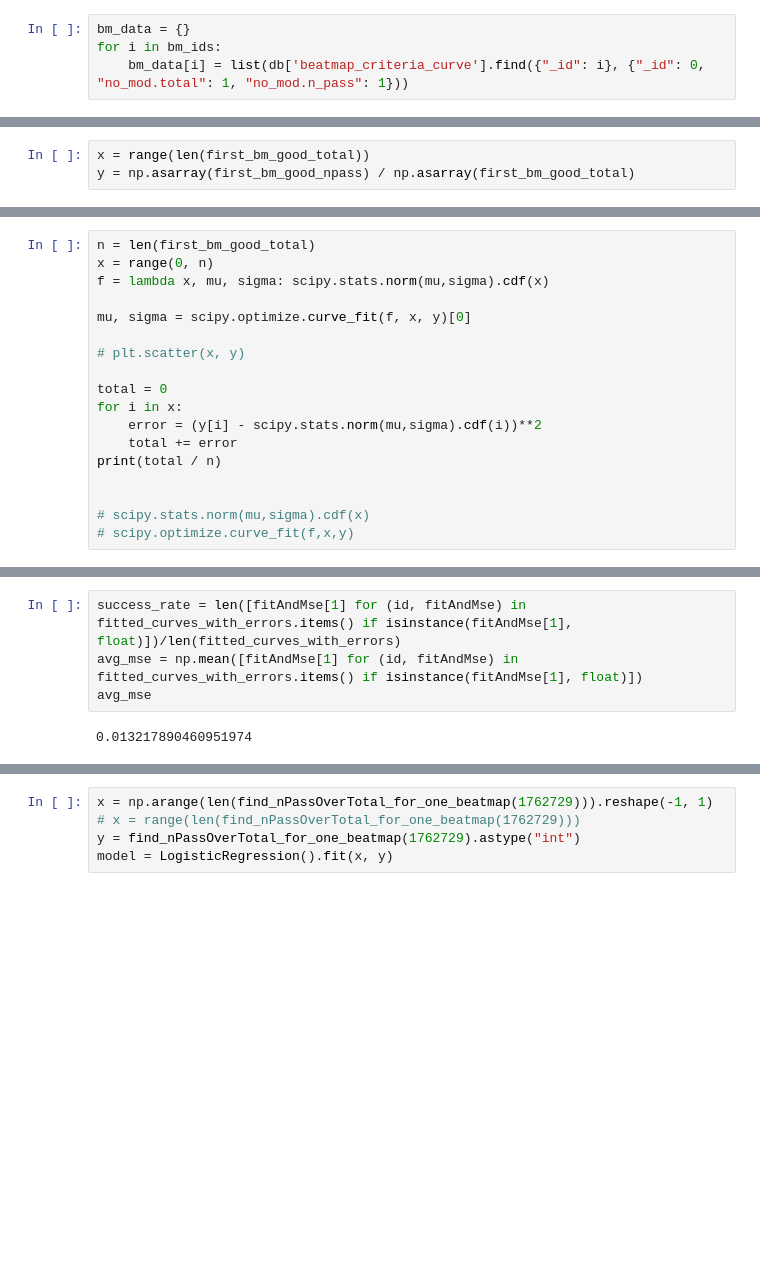
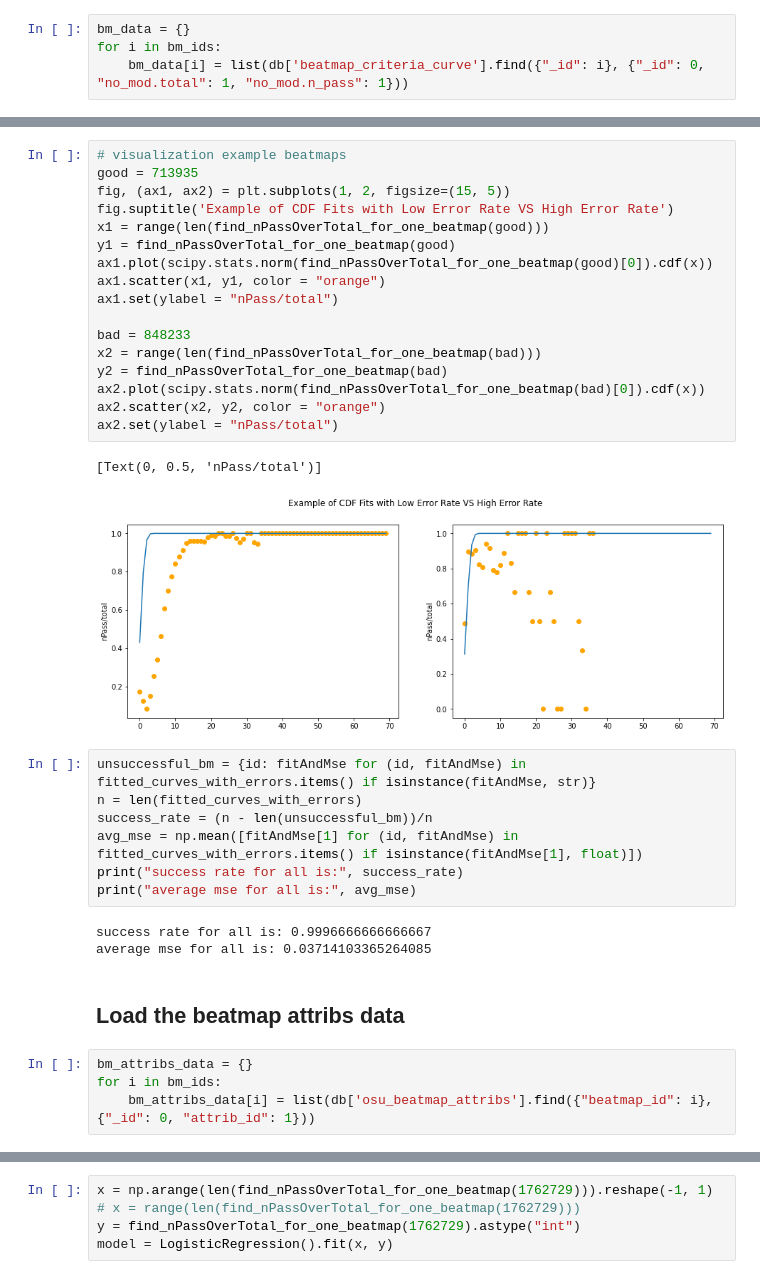
Before and after one commit to the-data-science-union/DSU-S2021-mlpp, a Jupyter notebook: exploration/5. score_criteria_reevaluation/2. m1_sigmoid_cdf_fitting.ipynb, the cells around one changed output, grey strips where cells are left out. Cells and saved outputs as stored; diff of their text form; blank space fills up the shorter version.

Commit message:
refactor CDF and add attrib comparison

```diff
--- a/exploration/5. score_criteria_reevaluation/2. m1_sigmoid_cdf_fitting.ipynb
+++ b/exploration/5. score_criteria_reevaluation/2. m1_sigmoid_cdf_fitting.ipynb
@@ -65,3 +51,0 @@ first_bm_good_npass = [first_bm_n_pass[i] for i in ind_good]
-# %%
-x = range(len(first_bm_good_total))
-y = np.asarray(first_bm_good_npass) / np.asarray(first_bm_good_total)
@@ -81,18 +51,0 @@ len(helper_take_out_zero(first_bm_total))
-# %%
-n = len(first_bm_good_total)
-x = range(0, n)
-f = lambda x, mu, sigma: scipy.stats.norm(mu,sigma).cdf(x)
-
-mu, sigma = scipy.optimize.curve_fit(f, x, y)[0]
-
-# plt.scatter(x, y)
-
-total = 0
-for i in x:
-    error = (y[i] - scipy.stats.norm(mu,sigma).cdf(i))**2
-    total += error
-print(total / n)
-
-
-# scipy.stats.norm(mu,sigma).cdf(x)
-# scipy.optimize.curve_fit(f,x,y)
@@ -180,6 +71,36 @@ plt.scatter(range(len(find_nPassOverTotal_for_one_beatmap(1762729))),find_nPassO
+# %%
+# visualization example beatmaps
+good = 713935
+fig, (ax1, ax2) = plt.subplots(1, 2, figsize=(15, 5))
+fig.suptitle('Example of CDF Fits with Low Error Rate VS High Error Rate')
+x1 = range(len(find_nPassOverTotal_for_one_beatmap(good)))
+y1 = find_nPassOverTotal_for_one_beatmap(good)
+ax1.plot(scipy.stats.norm(find_nPassOverTotal_for_one_beatmap(good)[0]).cdf(x))
+ax1.scatter(x1, y1, color = "orange")
+ax1.set(ylabel = "nPass/total")
+
+bad = 848233
+x2 = range(len(find_nPassOverTotal_for_one_beatmap(bad)))
+y2 = find_nPassOverTotal_for_one_beatmap(bad)
+ax2.plot(scipy.stats.norm(find_nPassOverTotal_for_one_beatmap(bad)[0]).cdf(x))
+ax2.scatter(x2, y2, color = "orange")
+ax2.set(ylabel = "nPass/total")
+# %% [output]
+[Text(0, 0.5, 'nPass/total')]
+[figure, added]
 # %%
-success_rate = len([fitAndMse[1] for (id, fitAndMse) in fitted_curves_with_errors.items() if isinstance(fitAndMse[1], float)])/len(fitted_curves_with_errors)
+unsuccessful_bm = {id: fitAndMse for (id, fitAndMse) in fitted_curves_with_errors.items() if isinstance(fitAndMse, str)}
+n = len(fitted_curves_with_errors)
+success_rate = (n - len(unsuccessful_bm))/n
 avg_mse = np.mean([fitAndMse[1] for (id, fitAndMse) in fitted_curves_with_errors.items() if isinstance(fitAndMse[1], float)])
-avg_mse
+print("success rate for all is:", success_rate)
+print("average mse for all is:", avg_mse)
 # %% [output]
-0.013217890460951974
+success rate for all is: 0.9996666666666667
+average mse for all is: 0.03714103365264085
+# %% [markdown]
+## Load the beatmap attribs data
+# %%
+bm_attribs_data = {}
+for i in bm_ids:
+    bm_attribs_data[i] = list(db['osu_beatmap_attribs'].find({"beatmap_id": i}, {"_id": 0, "attrib_id": 1}))
```
Also changed, not shown: parts of 37 cells of this notebook, 1 other file.
